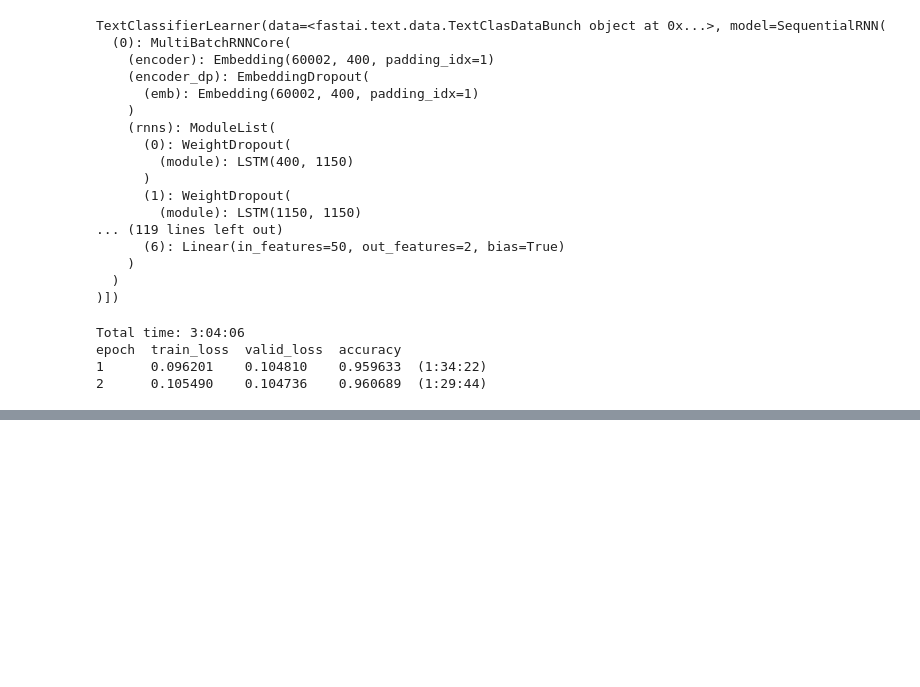
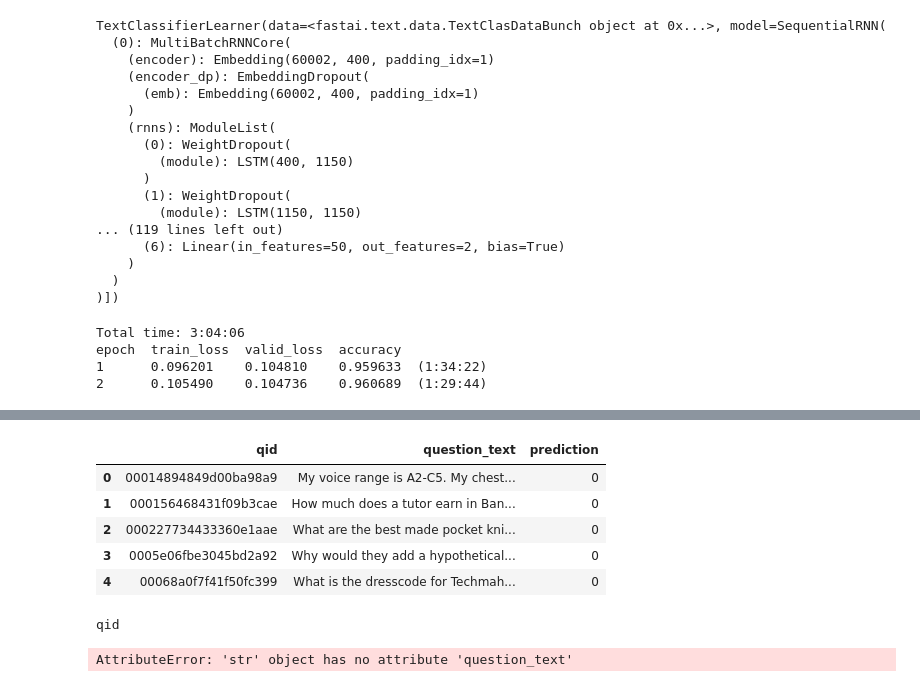
Before and after one commit to nik-hil/ai_experiment, a Jupyter notebook: quora.ipynb, the cells around one changed output, grey strips where cells are left out. Drawn from its saved outputs; the diff is of its cells as text; code cells hidden in the pictures; blank space fills up the shorter version.

Commit message:
prediction complete

```diff
--- a/quora.ipynb
+++ b/quora.ipynb
@@ -222,3 +222,6 @@ epoch  train_loss  valid_loss  accuracy
 2      0.105490    0.104736    0.960689  (1:29:44)
 # %%
 learn.save('fourth')
+# %%
+test_clas = TextClasDataBunch.from_csv(path, 'texts.csv', test='test.csv', bs=50)
+learn = text_classifier_learner(test_clas, drop_mult=0.5)
@@ -224,0 +234,2 @@ learn.save('fourth')
+# %%
+test_df = pd.read_csv(path/'test.csv')
@@ -224,0 +240,2 @@ learn.save('fourth')
+# %%
+learn.load('fourth')
@@ -224,0 +260,11 @@ learn.save('fourth')
+# %%
+test_df['prediction'] = test_df.apply(lambda x: (1 if learn.predict(x['question_text'])=='positive' else 0), axis=1)
+# %%
+test_df.head()
+# %% [output]
+|  | qid | question_text | prediction |
+| 0 | 00014894849d00ba98a9 | My voice range is A2-C5. My chest... | 0 |
+| 1 | 000156468431f09b3cae | How much does a tutor earn in Ban... | 0 |
+| 2 | 000227734433360e1aae | What are the best made pocket kni... | 0 |
+| 3 | 0005e06fbe3045bd2a92 | Why would they add a hypothetical... | 0 |
+| 4 | 00068a0f7f41f50fc399 | What is the dresscode for Techmah... | 0 |
@@ -224,0 +274,5 @@ learn.save('fourth')
+# %%
+test_df['prediction'] = test_df.apply(lambda x: learn.predict(x['question_text']), axis=1)
+# %% [output]
+qid
+AttributeError: 'str' object has no attribute 'question_text'
```
Also changed, not shown: parts of 9 cells of this notebook, 2 other files.
